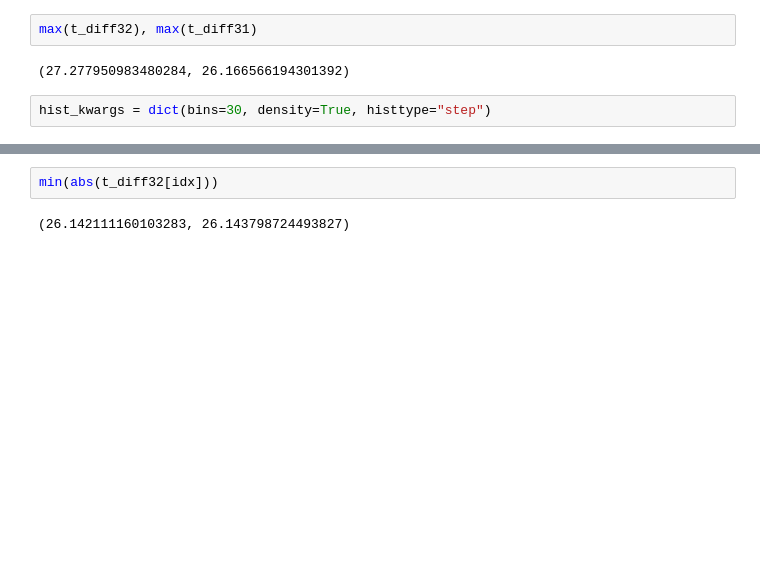
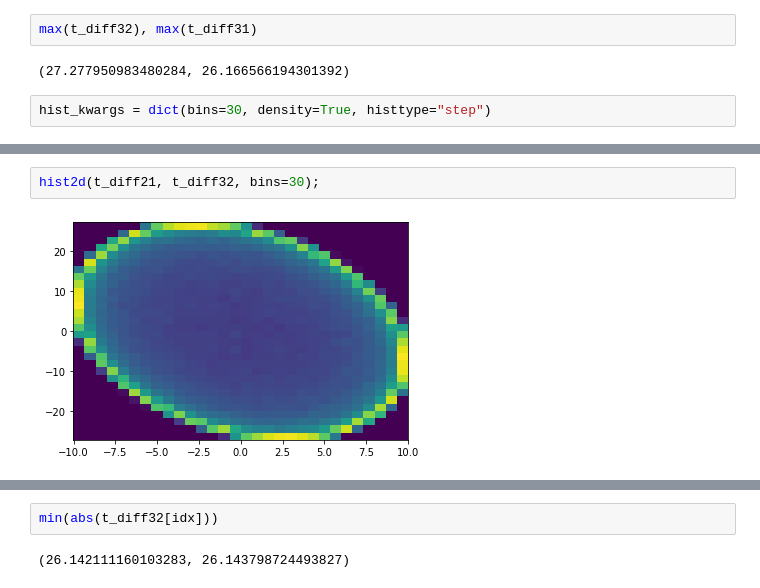
Before and after one commit to millsjc/pycbc, a Jupyter notebook: test_hm/playground/dt_lookup.ipynb, the cells around one changed output, grey strips where cells are left out. Drawn from its saved outputs; the diff is of its cells as text; blank space fills up the shorter version.

```diff
--- a/test_hm/playground/dt_lookup.ipynb
+++ b/test_hm/playground/dt_lookup.ipynb
@@ -69,0 +97,4 @@ hist(t_diff21, **hist_kwargs);
+# %%
+hist2d(t_diff21, t_diff32, bins=30);
+# %% [output]
+[figure, added]
```
Also changed, not shown: parts of 25 cells of this notebook, 3 other files.
